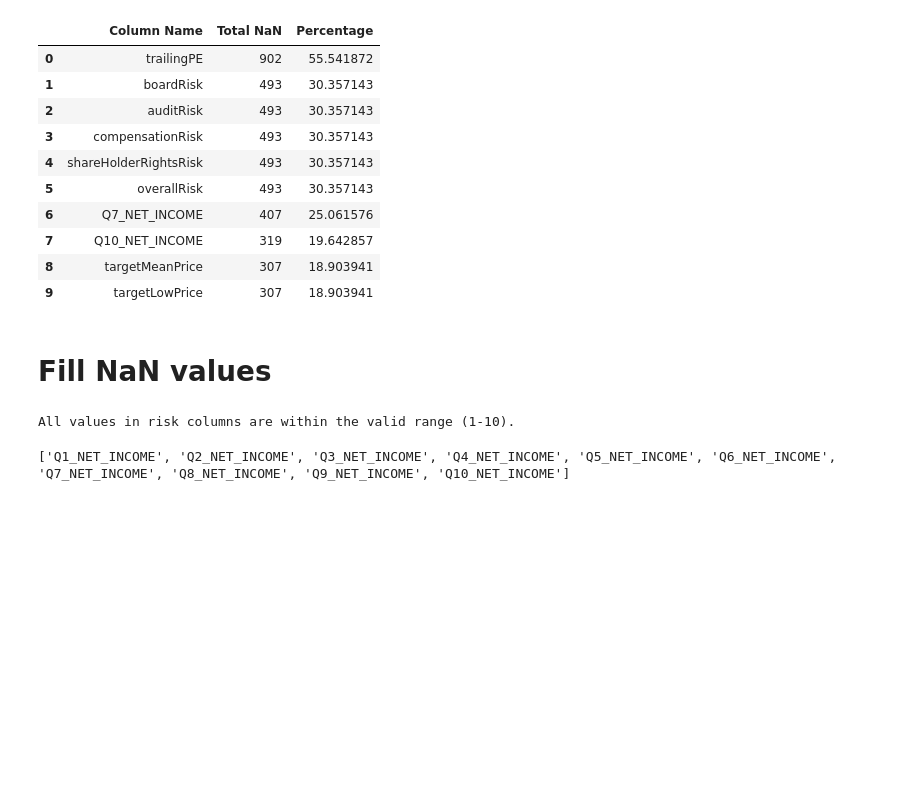
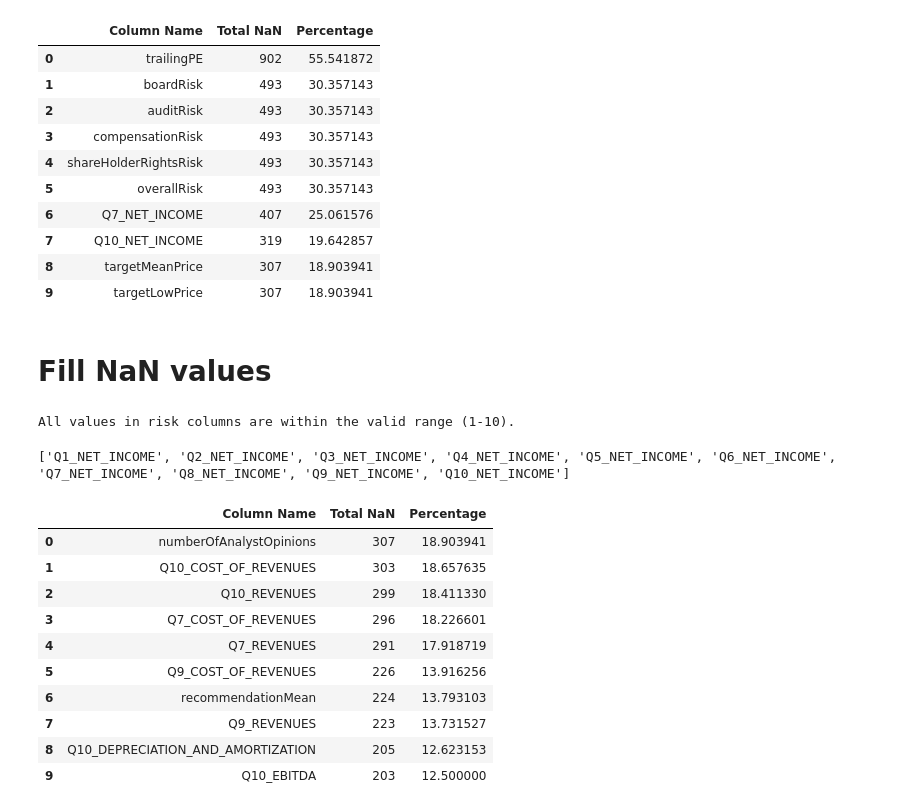
Before and after one commit to Juanqu261/financial-performance, a Jupyter notebook: notebooks/EDA_analysis.ipynb, the cells around one changed output. Drawn from its saved outputs; the diff is of its cells as text; code cells hidden in the pictures; blank space fills up the shorter version.

```diff
--- a/notebooks/EDA_analysis.ipynb
+++ b/notebooks/EDA_analysis.ipynb
@@ -71,13 +71,29 @@ missing_data.head(10)
 # %% [markdown]
 # Fill NaN values
 # %%
-# First the column that have ratios 'trailingPE', 'forwardPE'
-# Fill the NaN values with the mean per 'sector'
-train_data['trailingPE']  = train_data.groupby('sector')['trailingPE'].transform(
-    lambda x: x.fillna(x.mean()))
+def fill_by_mean(df, group_col, target_col):
+    """Fills NaN values in the target column by the mean of the group specified by group_col.
 
-train_data['forwardPE']  = train_data.groupby('sector')['forwardPE'].transform(
-    lambda x: x.fillna(x.mean()))
+    Args:
+        - df (pd.DataFrame): The dataframe containing the data.
+        - group_col (str): The column name by which to group the data.
+        - target_col (str): The target column to apply the mean fill for NaN values.
+
+    Returns:
+        - pd.DataFrame: The dataframe with NaN values filled in the target column by group mean.
+    """
+    df[target_col] = df.groupby(group_col)[target_col].transform(lambda x: x.fillna(x.mean()))
+    return df
+# %%
+# First the column that have ratios 'trailingPE', 'forwardPE'
+# Fill the NaN values with the mean per 'sector'
+train_data = fill_by_mean(train_data, 'sector', 'trailingPE')
+train_data = fill_by_mean(train_data, 'sector', 'forwardPE')
+train_data = fill_by_mean(train_data, 'sector', 'targetHighPrice')
+train_data = fill_by_mean(train_data, 'sector', 'targetMedianPrice')
+train_data = fill_by_mean(train_data, 'sector', 'targetMeanPrice')
+train_data = fill_by_mean(train_data, 'sector', 'targetLowPrice')
+train_data = fill_by_mean(train_data, 'sector', 'totalRevenue')
 # %%
 # Assert that all the risk column are in the range [1 - 10]
 def assert_range(df, risk_columns):
@@ -141,7 +157,8 @@ train_data = fill_risk_columns(train_data, risk_columns)
 def fill_quarter_columns(df, quarter_columns):
     """Fills NaN values in the quarter columns:
     1. Fills NaN values backward from future quarters to past quarters.
-    2. Fills NaN values in the first quarter with the column mean.
+    2. Fills NaN values forward from past quarters to future quarters.
+    3. Fills NaN values in the first quarter with the column mean.
 
     Args:
         - df (pd.DataFrame): The dataframe containing the quarter columns.
@@ -153,6 +170,8 @@ def fill_quarter_columns(df, quarter_columns):
     """
     # Fill NaN values backward from future quarters to past quarters
     df[quarter_columns] = df[quarter_columns].bfill(axis=1)
+    # Fill NaN values forward from past quarters to future quarters
+    df[quarter_columns] = df[quarter_columns].ffill(axis=1)
 
     # Fill NaN values in the first quarter (Q1) using the mean
     first_quarter_column = quarter_columns[-1]
@@ -161,7 +180,7 @@ def fill_quarter_columns(df, quarter_columns):
 
     return df
 # %%
-def quarter_names(target):
+def quarter_names(target, show=True):
     """Creates a list containing all the quarter names for a given target.
 
     Args:
@@ -171,11 +190,12 @@ def quarter_names(target):
         - names (list): Quarter names from 1-10 for the given target variable.
     """
     names = []
-    target = '_' + 'NET_INCOME'
+    target = '_' + target
     for quarter in range(1, 11):
         name = 'Q'+ str(quarter) + target
         names.append(name)
 
-    print(names)
+    if show == True:
+        print(names)
     return names
 # %%
@@ -184,3 +205,19 @@ net_income = quarter_names('NET_INCOME')
 train_data = fill_quarter_columns(train_data, net_income)
 # %% [output]
 ['Q1_NET_INCOME', 'Q2_NET_INCOME', 'Q3_NET_INCOME', 'Q4_NET_INCOME', 'Q5_NET_INCOME', 'Q6_NET_INCOME', 'Q7_NET_INCOME', 'Q8_NET_INCOME', 'Q9_NET_INCOME', 'Q10_NET_INCOME']
+# %%
+# Check again the NaN values
+missing_data = missing_values_df(train_data)
+missing_data.head(10)
+# %% [output]
+|  | Column Name | Total NaN | Percentage |
+| 0 | numberOfAnalystOpinions | 307 | 18.903941 |
+| 1 | Q10_COST_OF_REVENUES | 303 | 18.657635 |
+| 2 | Q10_REVENUES | 299 | 18.411330 |
+| 3 | Q7_COST_OF_REVENUES | 296 | 18.226601 |
+| 4 | Q7_REVENUES | 291 | 17.918719 |
+| 5 | Q9_COST_OF_REVENUES | 226 | 13.916256 |
+| 6 | recommendationMean | 224 | 13.793103 |
+| 7 | Q9_REVENUES | 223 | 13.731527 |
+| 8 | Q10_DEPRECIATION_AND_AMORTIZATION | 205 | 12.623153 |
+| 9 | Q10_EBITDA | 203 | 12.500000 |
```
Also changed, not shown: parts of 8 cells of this notebook.
